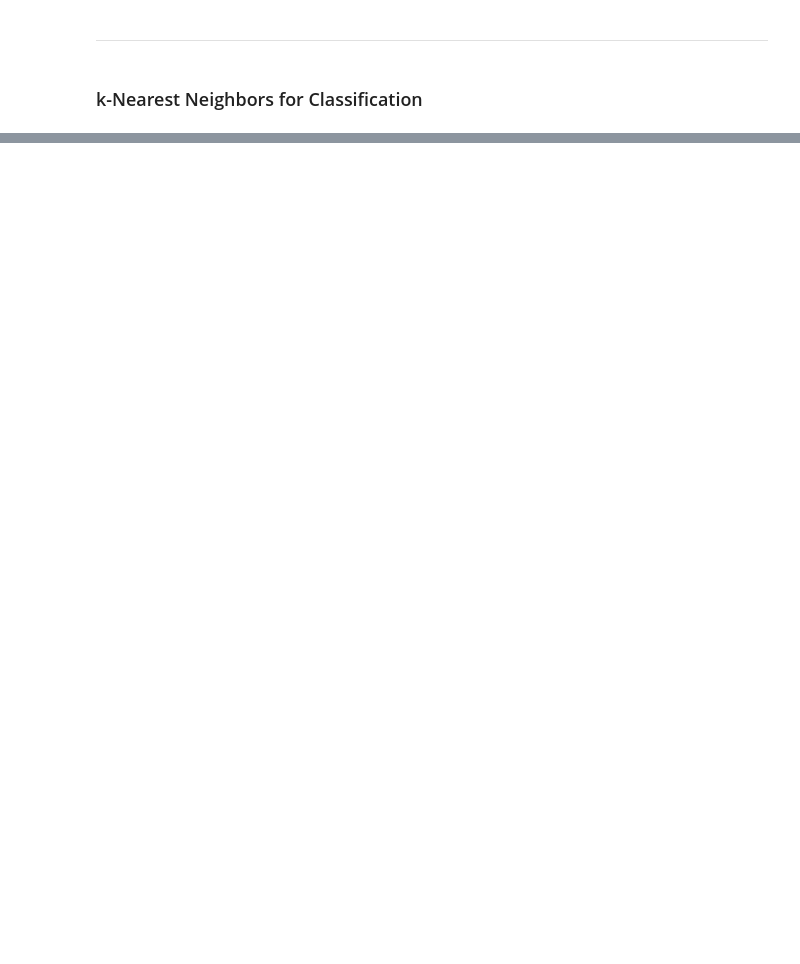
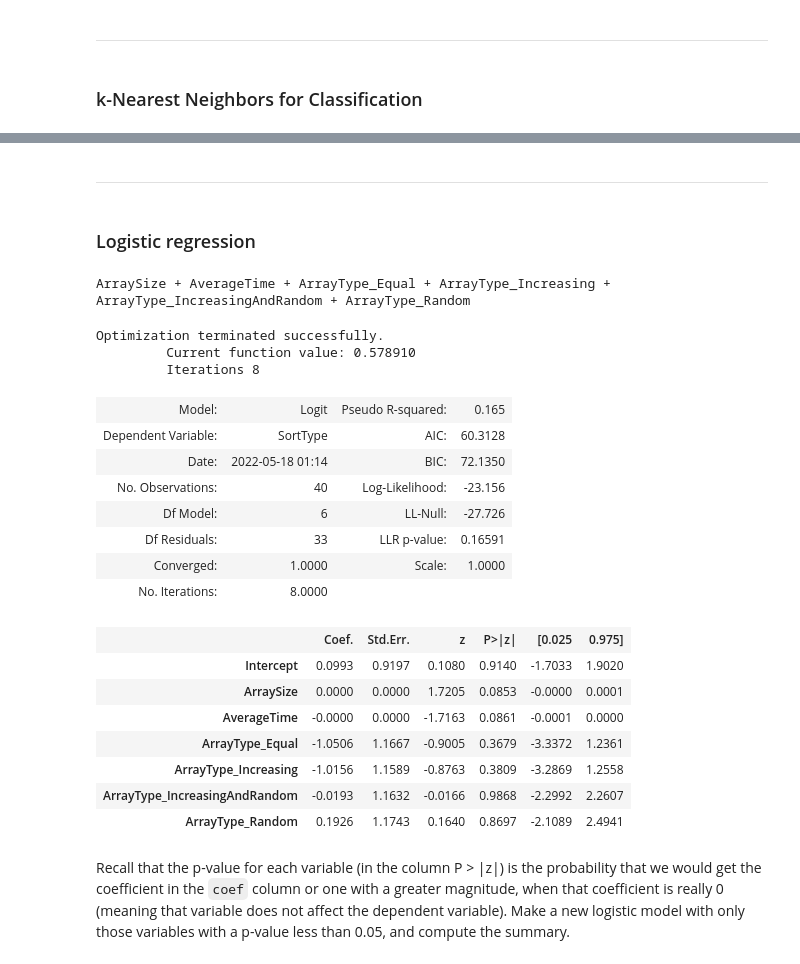
Before and after one commit to irisfield/sorting-algorithms-classification, a Jupyter notebook: classification_analysis.ipynb, the cells around one changed output, grey strips where cells are left out. Saved outputs shown, nothing was run; the diff lists cells and outputs as text; code cells hidden in the pictures; blank space fills up the shorter version.

```diff
--- a/classification_analysis.ipynb
+++ b/classification_analysis.ipynb
@@ -320,0 +331,4 @@ Specificity = 100.00%
+# %% [markdown]
+------------------------------------------------------------------------
+# %% [markdown]
+### Logistic regression
@@ -320,0 +337,31 @@ Specificity = 100.00%
+# %%
+print(*x.columns, sep = " + ")
+all_features = " + ".join(map(str, x.columns))
+# %% [output]
+ArraySize + AverageTime + ArrayType_Equal + ArrayType_Increasing + ArrayType_IncreasingAndRandom + ArrayType_Random
+# %%
+# formula: "y ~ x₀ + x₁ + ... + xₙ" (dependent ~ independents)
+logit_model = smf.logit("SortType ~ {}".format(all_features), data = tests1).fit()
+logit_model.summary2()
+# %% [output]
+Optimization terminated successfully.
+         Current function value: 0.578910
+         Iterations 8
+| Model: | Logit | Pseudo R-squared: | 0.165 |
+| Dependent Variable: | SortType | AIC: | 60.3128 |
+| Date: | 2022-05-18 01:14 | BIC: | 72.1350 |
+| No. Observations: | 40 | Log-Likelihood: | -23.156 |
+| Df Model: | 6 | LL-Null: | -27.726 |
+| Df Residuals: | 33 | LLR p-value: | 0.16591 |
+| Converged: | 1.0000 | Scale: | 1.0000 |
+| No. Iterations: | 8.0000 |  |  |
+|  | Coef. | Std.Err. | z | P>|z| | [0.025 | 0.975] |
+| Intercept | 0.0993 | 0.9197 | 0.1080 | 0.9140 | -1.7033 | 1.9020 |
+| ArraySize | 0.0000 | 0.0000 | 1.7205 | 0.0853 | -0.0000 | 0.0001 |
+| AverageTime | -0.0000 | 0.0000 | -1.7163 | 0.0861 | -0.0001 | 0.0000 |
+| ArrayType_Equal | -1.0506 | 1.1667 | -0.9005 | 0.3679 | -3.3372 | 1.2361 |
+| ArrayType_Increasing | -1.0156 | 1.1589 | -0.8763 | 0.3809 | -3.2869 | 1.2558 |
+| ArrayType_IncreasingAndRandom | -0.0193 | 1.1632 | -0.0166 | 0.9868 | -2.2992 | 2.2607 |
+| ArrayType_Random | 0.1926 | 1.1743 | 0.1640 | 0.8697 | -2.1089 | 2.4941 |
+# %% [markdown]
+Recall that the p-value for each variable (in the column P > |z|) is the probability that we would get the coefficient in the `coef` column or one with a greater magnitude, when that coefficient is really 0 (meaning that variable does not affect the dependent variable).  Make a new logistic model with only those variables with a p-value less than 0.05, and compute the summary.
```
Also changed, not shown: parts of 15 cells of this notebook.
